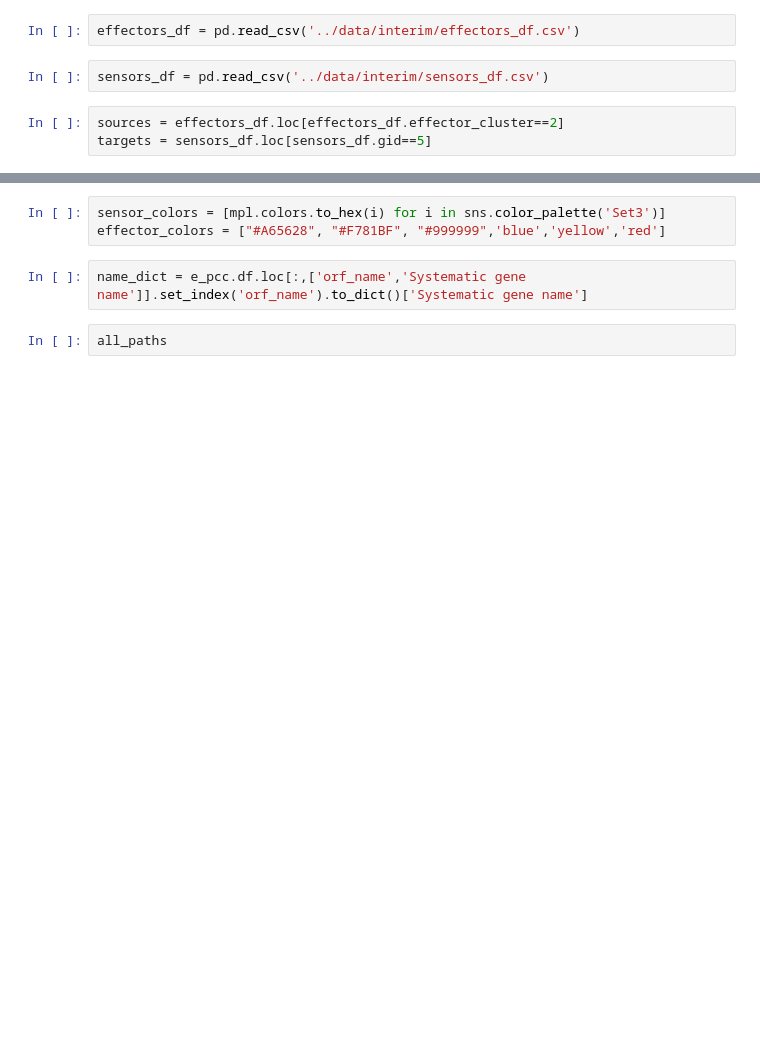
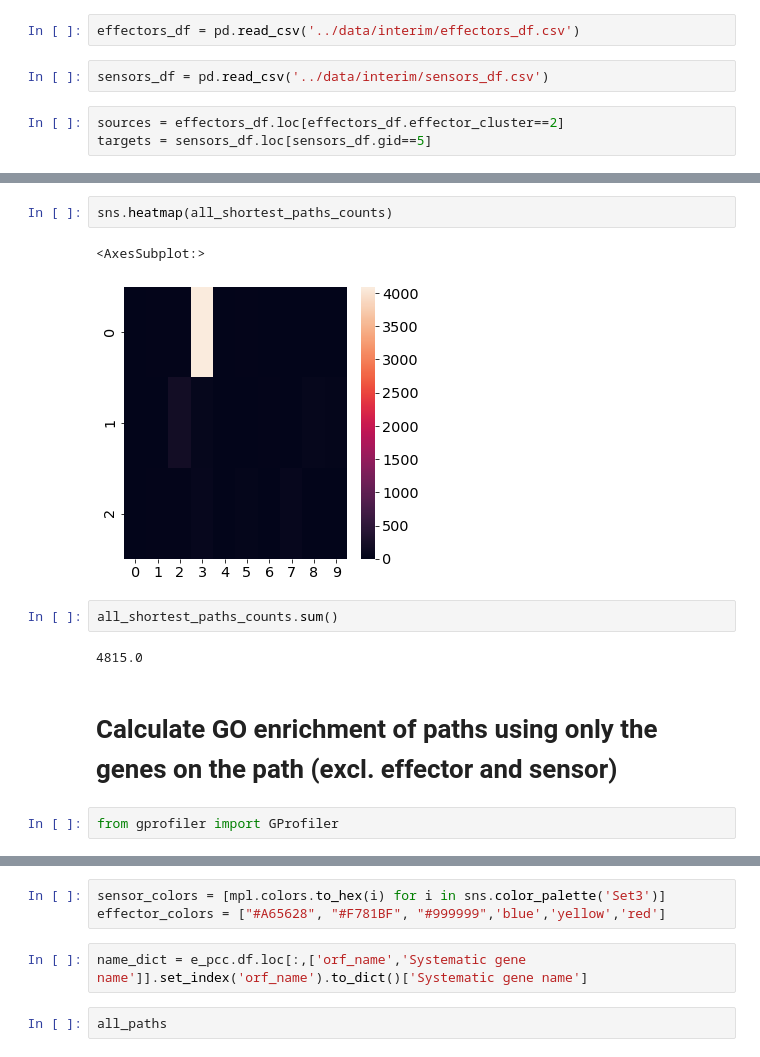
Before and after one commit to oacar/enm_package, a Jupyter notebook: notebooks/18-shortest-prs-path-101321.ipynb, the cells around one changed output, grey strips where cells are left out. Saved outputs shown, nothing was run; the diff lists cells and outputs as text; blank space fills up the shorter version.

```diff
--- a/notebooks/18-shortest-prs-path-101321.ipynb
+++ b/notebooks/18-shortest-prs-path-101321.ipynb
@@ -45,0 +111,13 @@ all_paths = {0:{} , 1:{}, 2:{}}
+# %%
+sns.heatmap(all_shortest_paths_counts)
+# %% [output]
+<AxesSubplot:>
+[figure, added]
+# %%
+all_shortest_paths_counts.sum()
+# %% [output]
+4815.0
+# %% [markdown]
+# Calculate GO enrichment of paths using only the genes on the path (excl. effector and sensor)
+# %%
+from gprofiler import GProfiler
```
Also changed, not shown: parts of 58 cells of this notebook.
